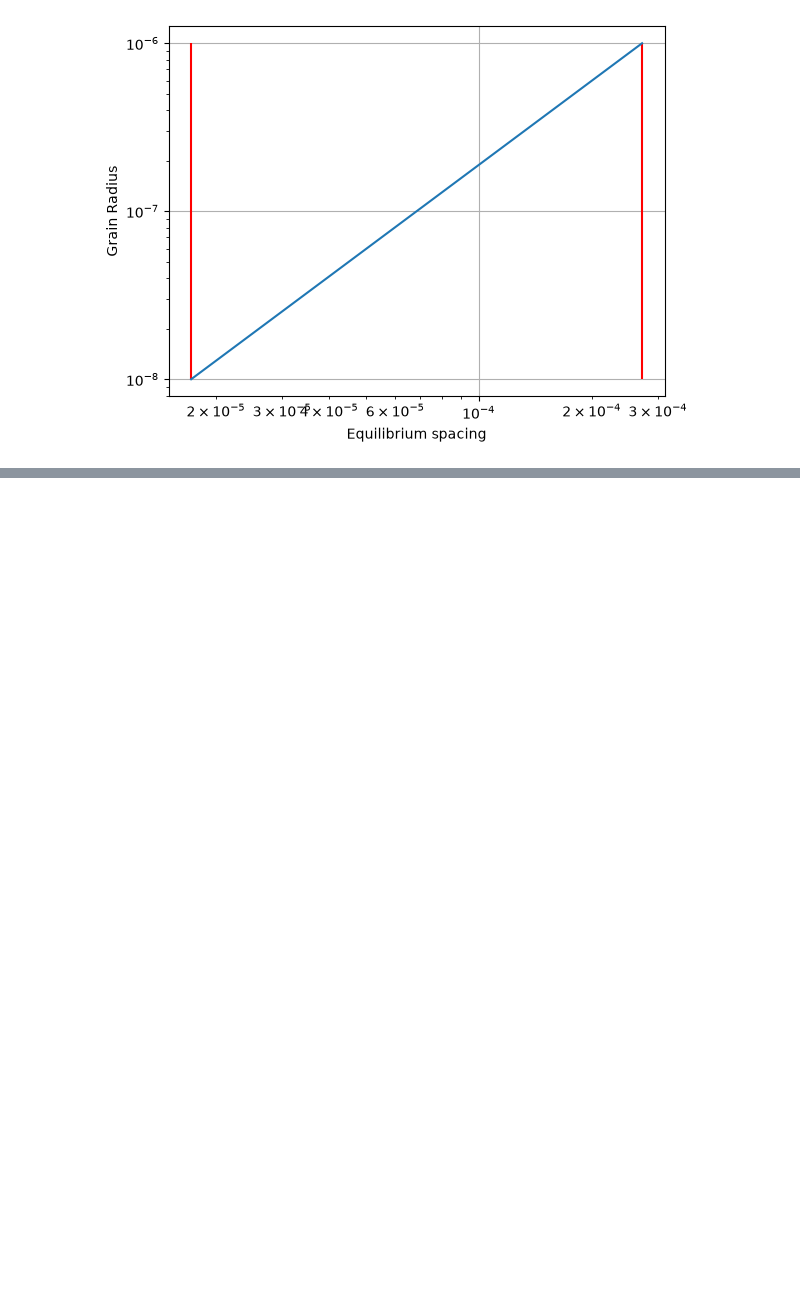
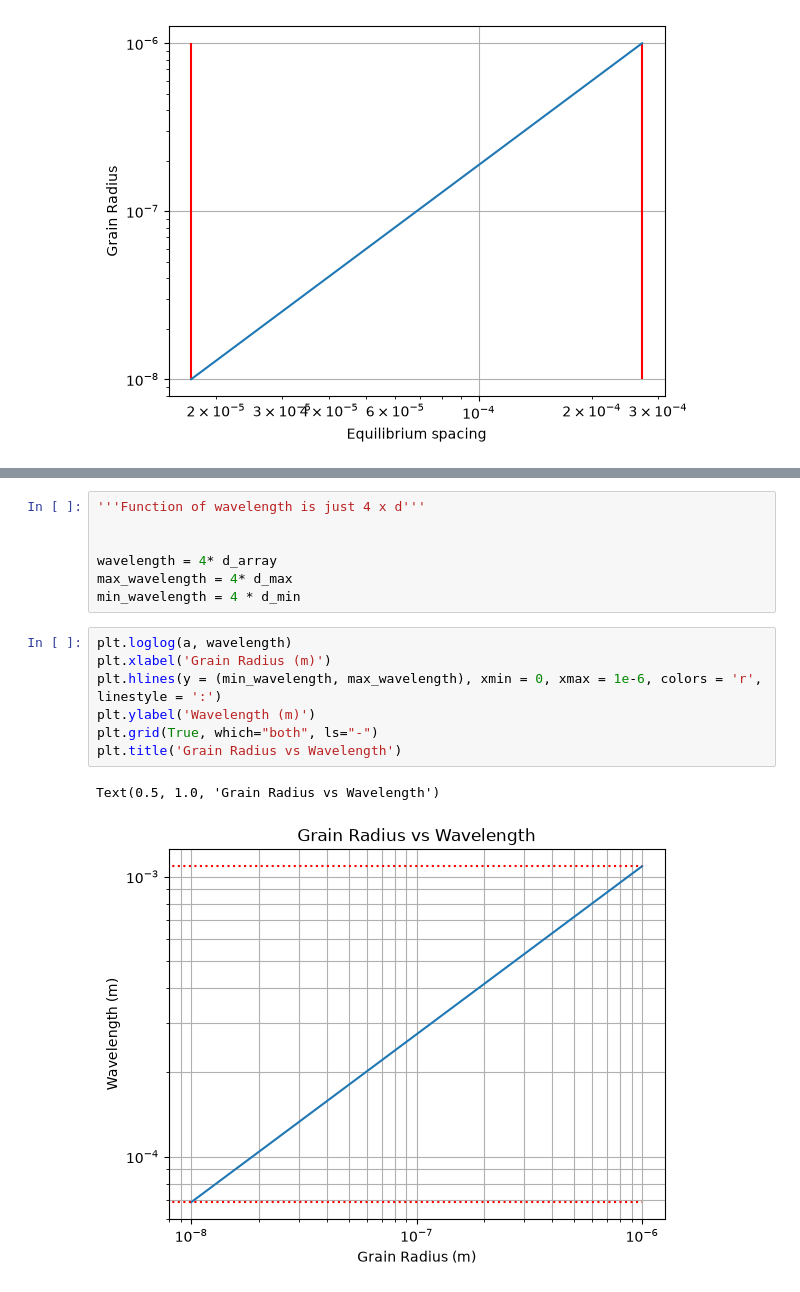
Before and after one commit to drraurau/Brown_Dwarf_Chain, a Jupyter notebook: matrix.ipynb, the cells around one changed output, grey strips where cells are left out. Drawn from its saved outputs; the diff is of its cells as text; blank space fills up the shorter version.

```diff
--- a/matrix.ipynb
+++ b/matrix.ipynb
@@ -122,0 +168,17 @@ print(rarraymin, rarraymax)
+# %%
+'''Function of wavelength is just 4 x d'''
+
+
+wavelength = 4* d_array
+max_wavelength = 4* d_max
+min_wavelength = 4 * d_min
+# %%
+plt.loglog(a, wavelength)
+plt.xlabel('Grain Radius (m)')
+plt.hlines(y = (min_wavelength, max_wavelength), xmin = 0, xmax = 1e-6, colors = 'r', linestyle = ':')
+plt.ylabel('Wavelength (m)')
+plt.grid(True, which="both", ls="-")
+plt.title('Grain Radius vs Wavelength')
+# %% [output]
+Text(0.5, 1.0, 'Grain Radius vs Wavelength')
+[figure, added]
```
Also changed, not shown: parts of 12 cells of this notebook.
